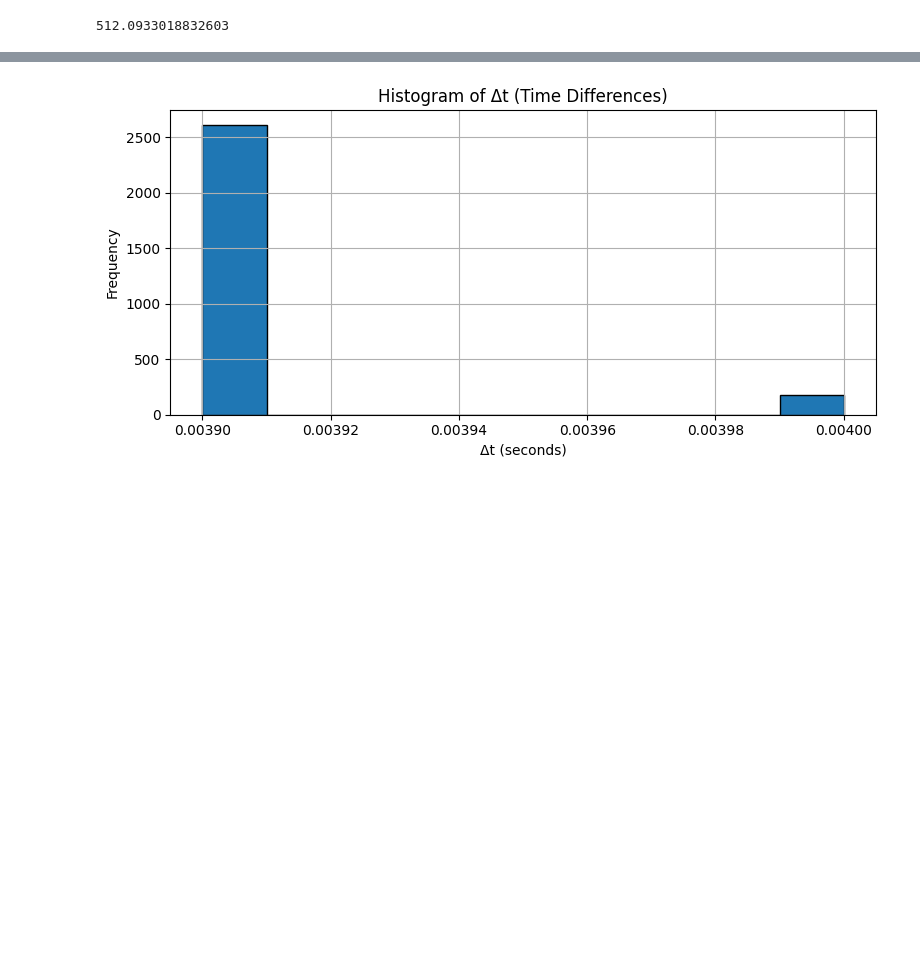
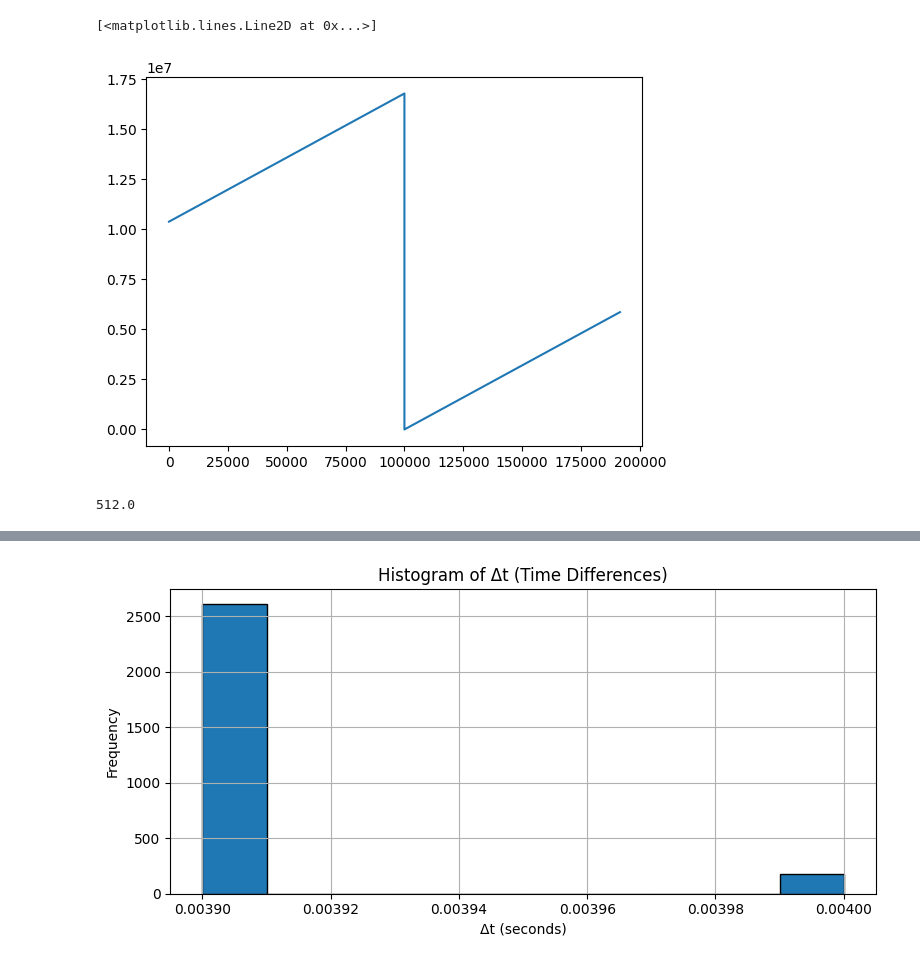
Before and after one commit to natty6418/mindfulness-exp, a Jupyter notebook: analyze_data.ipynb, the cells around one changed output, grey strips where cells are left out. Drawn from its saved outputs; the diff is of its cells as text; code cells hidden in the pictures; blank space fills up the shorter version.

```diff
--- a/analyze_data.ipynb
+++ b/analyze_data.ipynb
@@ -37,9 +58,16 @@ pd.DataFrame({"word": np.array(word), "color": np.array(color)}, columns=["word"
 file_path = "./data/test/participant_test_ppg_data.csv"
 data = pd.read_csv(file_path)
 
-time = data.iloc[:, 0].values
+time = np.array(data.iloc[:, 0].values)
 ppg_signal = data.iloc[:, 1].values
-
-print(len(data)/data['Time(s)'].iloc[-1])
-# %% [output]
-512.0933018832603
+# %%
+plt.plot(time)
+# %% [output]
+[<matplotlib.lines.Line2D at 0x...>]
+[figure, added]
+# %%
+time = unwrap_device_timestamps(time) / DEV_CLOCK_RATE
+time = time - time[0]  # Normalize to start at zero
+print(len(data)/time[-1])
+# %% [output]
+512.0
```
Also changed, not shown: parts of 5 cells of this notebook, 1 other file.
